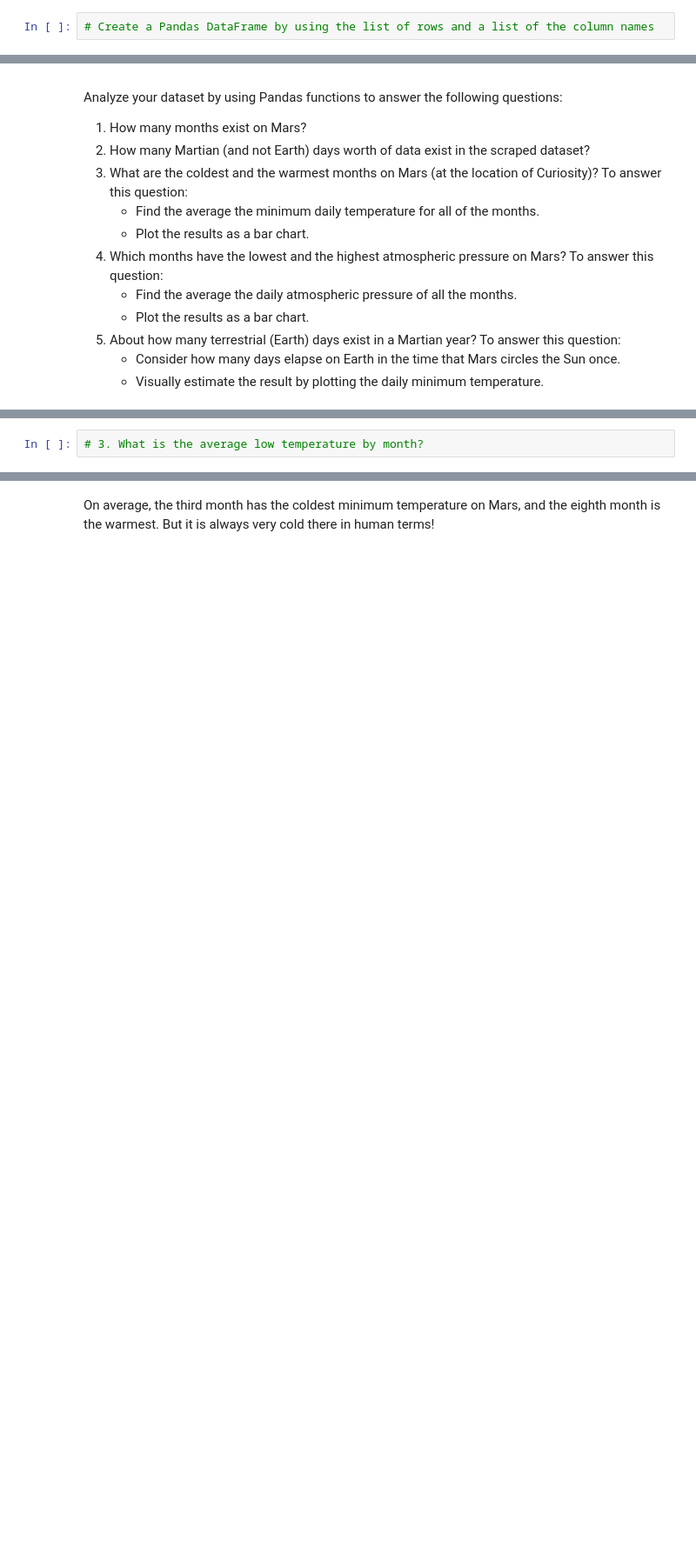
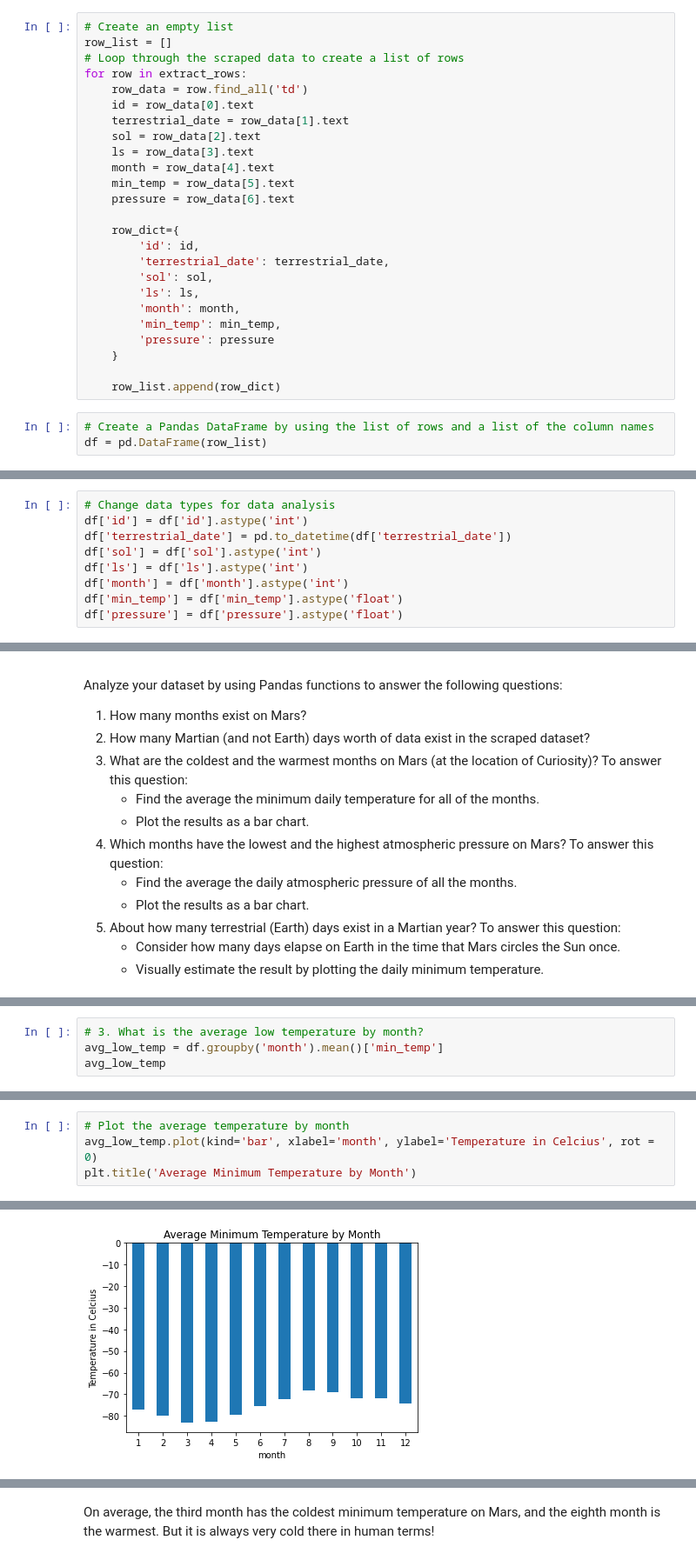
Before and after one commit to kalikschoenrock/WebScraping-Challenge, a Jupyter notebook: part_2_mars_weather.ipynb, the cells around one changed output, grey strips where cells are left out. Shown at 87% size. Drawn from its saved outputs; the diff is of its cells as text; blank space fills up the shorter version.

```diff
--- a/part_2_mars_weather.ipynb
+++ b/part_2_mars_weather.ipynb
@@ -47,4 +49,30 @@ Assemble the scraped data into a Pandas DataFrame. The columns should have the s
+# %%
+# Create an empty list
+row_list = []
+# Loop through the scraped data to create a list of rows
+for row in extract_rows:
+    row_data = row.find_all('td')
+    id = row_data[0].text
+    terrestrial_date = row_data[1].text
+    sol = row_data[2].text
+    ls = row_data[3].text
+    month = row_data[4].text
+    min_temp = row_data[5].text
+    pressure = row_data[6].text
+
+    row_dict={
+        'id': id,
+        'terrestrial_date': terrestrial_date,
+        'sol': sol,
+        'ls': ls,
+        'month': month,
+        'min_temp': min_temp,
+        'pressure': pressure
+    }
+
+    row_list.append(row_dict)
 # %%
 # Create a Pandas DataFrame by using the list of rows and a list of the column names
+df = pd.DataFrame(row_list)
 # %%
 # Confirm DataFrame was created successfully
@@ -61,2 +105,11 @@ Examine the data types that are currently associated with each column. If necess
+# %%
+# Change data types for data analysis
+df['id'] = df['id'].astype('int')
+df['terrestrial_date'] = pd.to_datetime(df['terrestrial_date'])
+df['sol'] = df['sol'].astype('int')
+df['ls'] = df['ls'].astype('int')
+df['month'] = df['month'].astype('int')
+df['min_temp'] = df['min_temp'].astype('float')
+df['pressure'] = df['pressure'].astype('float')
 # %%
 # Confirm type changes were successful by examining data types again
@@ -83,2 +152,4 @@ Analyze your dataset by using Pandas functions to answer the following questions
 # %%
 # 3. What is the average low temperature by month?
+avg_low_temp = df.groupby('month').mean()['min_temp']
+avg_low_temp
@@ -88,0 +171,5 @@ Analyze your dataset by using Pandas functions to answer the following questions
+# %%
+# Plot the average temperature by month
+avg_low_temp.plot(kind='bar', xlabel='month', ylabel='Temperature in Celcius', rot = 0)
+plt.title('Average Minimum Temperature by Month')
+# %% [output]
@@ -88,0 +177 @@ Analyze your dataset by using Pandas functions to answer the following questions
+[figure, added]
```
Also changed, not shown: parts of 21 cells of this notebook, 3 other files.
